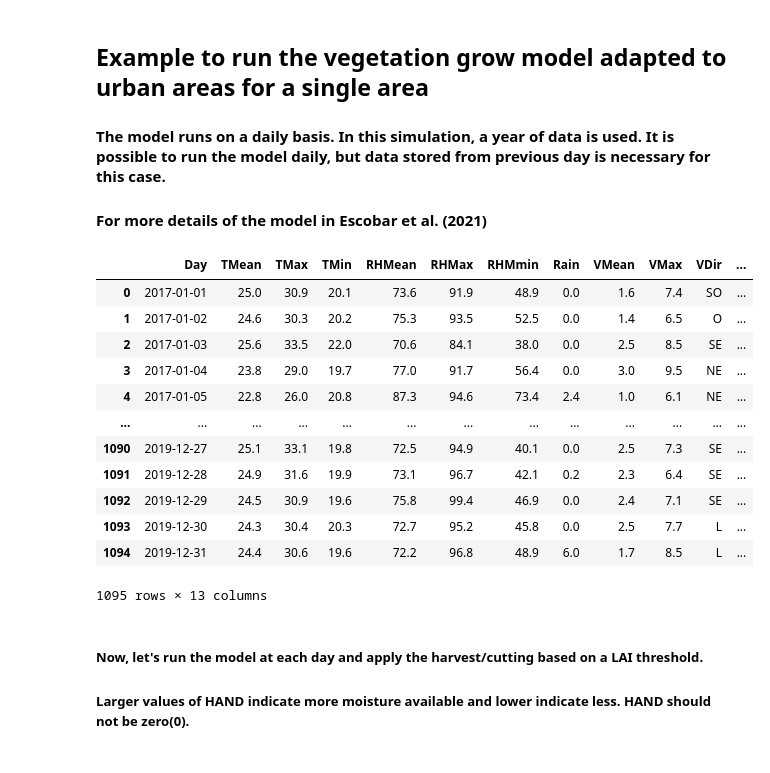
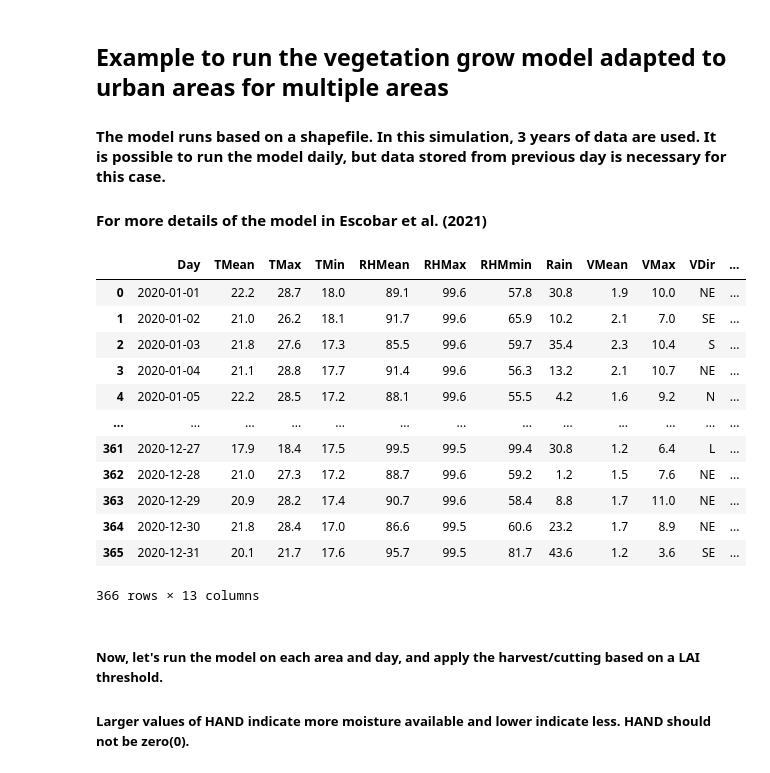
Before and after one commit to vandoirb/ggrowtools, a Jupyter notebook: examples/Run_model_multiareas.ipynb, the cells around one changed output. Drawn from its saved outputs; the diff is of its cells as text; code cells hidden in the pictures.

Commit message:
Adjustments in the examples

```diff
--- a/examples/Run_model_multiareas.ipynb
+++ b/examples/Run_model_multiareas.ipynb
@@ -1,5 +1,5 @@
 # %% [markdown]
-## Example to run the vegetation grow model adapted to urban areas for a single area
-#### The model runs on a daily basis. In this simulation, a year of data is used. It is possible to run the model daily, but data stored from previous day is necessary for this case.
+## Example to run the vegetation grow model adapted to urban areas for multiple areas
+#### The model runs based on a shapefile. In this simulation, 3 years of data are used. It is possible to run the model daily, but data stored from previous day is necessary for this case.
 #### For  more details of the model in Escobar et al. (2021)
 # %%
@@ -22,26 +23,26 @@ import seaborn as sns; sns.set()
 #         - Solar Radiation (Rad)
 #         - Evapotranspiration (ETo)
 # %%
-filename = r'..\data\Embrapa_daily_1095days.txt'
+filename = r'..\data\weatherdata\Embrapa_daily_2020_366days.txt'
 
 wdata = pd.read_csv(filename, skiprows=0,usecols=['Day','TMean','TMax','TMin','RHMean','RHMax','RHMmin',\
         'Rain','VMean','VMax','VDir','Rad','Eto'], sep=';', engine='python', parse_dates=True)
 # Convert date to a readable unit
 wdata['Day'] = pd.to_datetime(wdata.Day, format="%d-%m-%Y")
 
 #just summarize the table to check if data is ok
 wdata
 # %% [output]
 |  | Day | TMean | TMax | TMin | RHMean | RHMax | RHMmin | Rain | VMean | VMax | VDir | ... |
-| 0 | 2017-01-01 | 25.0 | 30.9 | 20.1 | 73.6 | 91.9 | 48.9 | 0.0 | 1.6 | 7.4 | SO | ... |
-| 1 | 2017-01-02 | 24.6 | 30.3 | 20.2 | 75.3 | 93.5 | 52.5 | 0.0 | 1.4 | 6.5 | O | ... |
-| 2 | 2017-01-03 | 25.6 | 33.5 | 22.0 | 70.6 | 84.1 | 38.0 | 0.0 | 2.5 | 8.5 | SE | ... |
-| 3 | 2017-01-04 | 23.8 | 29.0 | 19.7 | 77.0 | 91.7 | 56.4 | 0.0 | 3.0 | 9.5 | NE | ... |
-| 4 | 2017-01-05 | 22.8 | 26.0 | 20.8 | 87.3 | 94.6 | 73.4 | 2.4 | 1.0 | 6.1 | NE | ... |
+| 0 | 2020-01-01 | 22.2 | 28.7 | 18.0 | 89.1 | 99.6 | 57.8 | 30.8 | 1.9 | 10.0 | NE | ... |
+| 1 | 2020-01-02 | 21.0 | 26.2 | 18.1 | 91.7 | 99.6 | 65.9 | 10.2 | 2.1 | 7.0 | SE | ... |
+| 2 | 2020-01-03 | 21.8 | 27.6 | 17.3 | 85.5 | 99.6 | 59.7 | 35.4 | 2.3 | 10.4 | S | ... |
+| 3 | 2020-01-04 | 21.1 | 28.8 | 17.7 | 91.4 | 99.6 | 56.3 | 13.2 | 2.1 | 10.7 | NE | ... |
+| 4 | 2020-01-05 | 22.2 | 28.5 | 17.2 | 88.1 | 99.6 | 55.5 | 4.2 | 1.6 | 9.2 | N | ... |
 | ... | ... | ... | ... | ... | ... | ... | ... | ... | ... | ... | ... | ... |
-| 1090 | 2019-12-27 | 25.1 | 33.1 | 19.8 | 72.5 | 94.9 | 40.1 | 0.0 | 2.5 | 7.3 | SE | ... |
-| 1091 | 2019-12-28 | 24.9 | 31.6 | 19.9 | 73.1 | 96.7 | 42.1 | 0.2 | 2.3 | 6.4 | SE | ... |
-| 1092 | 2019-12-29 | 24.5 | 30.9 | 19.6 | 75.8 | 99.4 | 46.9 | 0.0 | 2.4 | 7.1 | SE | ... |
-| 1093 | 2019-12-30 | 24.3 | 30.4 | 20.3 | 72.7 | 95.2 | 45.8 | 0.0 | 2.5 | 7.7 | L | ... |
-| 1094 | 2019-12-31 | 24.4 | 30.6 | 19.6 | 72.2 | 96.8 | 48.9 | 6.0 | 1.7 | 8.5 | L | ... |
+| 361 | 2020-12-27 | 17.9 | 18.4 | 17.5 | 99.5 | 99.5 | 99.4 | 30.8 | 1.2 | 6.4 | L | ... |
+| 362 | 2020-12-28 | 21.0 | 27.3 | 17.2 | 88.7 | 99.6 | 59.2 | 1.2 | 1.5 | 7.6 | NE | ... |
+| 363 | 2020-12-29 | 20.9 | 28.2 | 17.4 | 90.7 | 99.6 | 58.4 | 8.8 | 1.7 | 11.0 | NE | ... |
+| 364 | 2020-12-30 | 21.8 | 28.4 | 17.0 | 86.6 | 99.5 | 60.6 | 23.2 | 1.7 | 8.9 | NE | ... |
+| 365 | 2020-12-31 | 20.1 | 21.7 | 17.6 | 95.7 | 99.5 | 81.7 | 43.6 | 1.2 | 3.6 | SE | ... |
-1095 rows × 13 columns
+366 rows × 13 columns
@@ -48,5 +55,5 @@ wdata
 # %% [markdown]
-##### Now, let's run the model at each day and apply the harvest/cutting based on a LAI threshold.
+##### Now, let's run the model on each area and day, and apply the harvest/cutting based on a LAI threshold.
 ##### Larger values of HAND indicate more moisture available and lower indicate less. HAND should not be zero(0).
 # %%
 lst_dict = []
```
Also changed, not shown: parts of 8 cells of this notebook, 1 other file.
